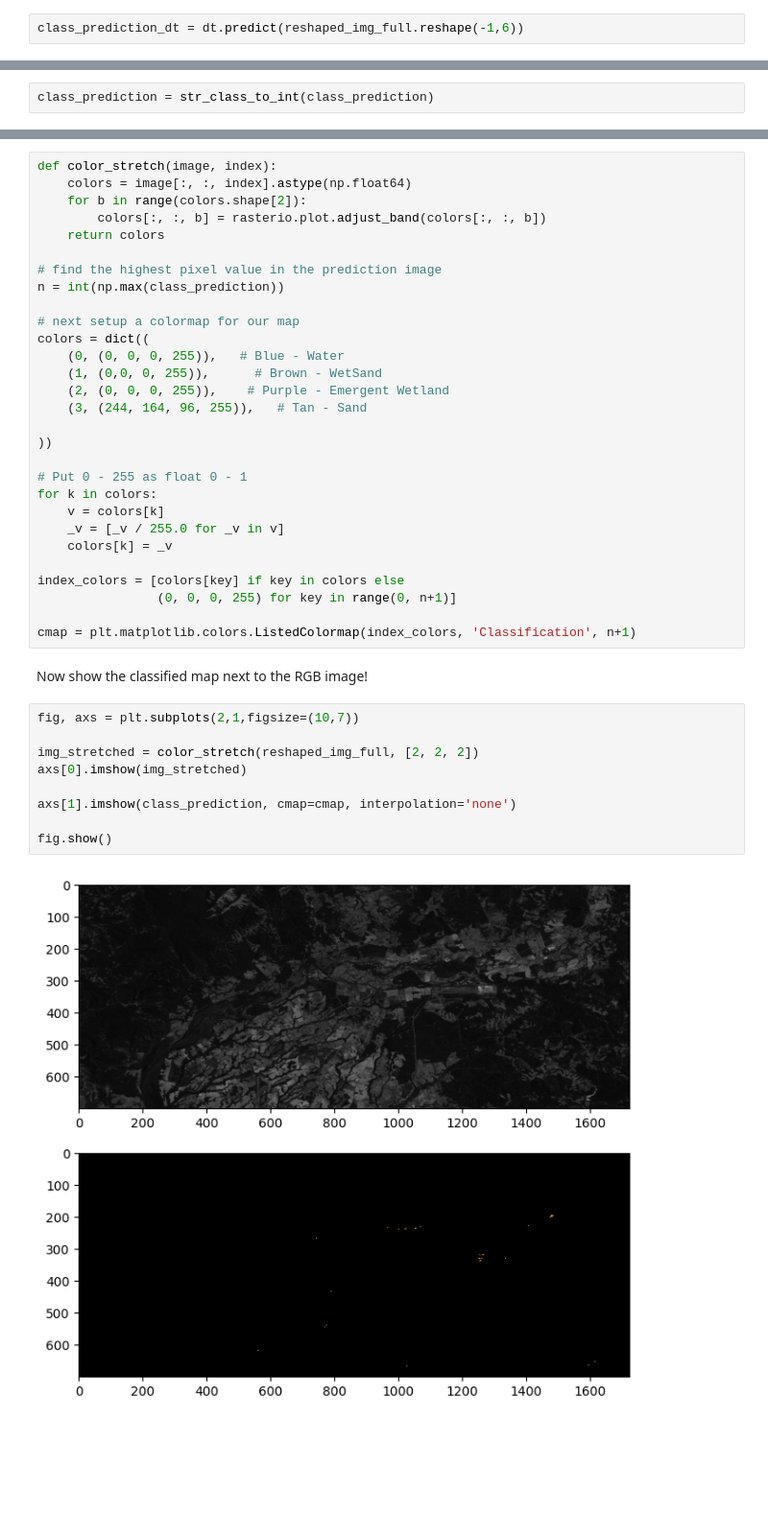
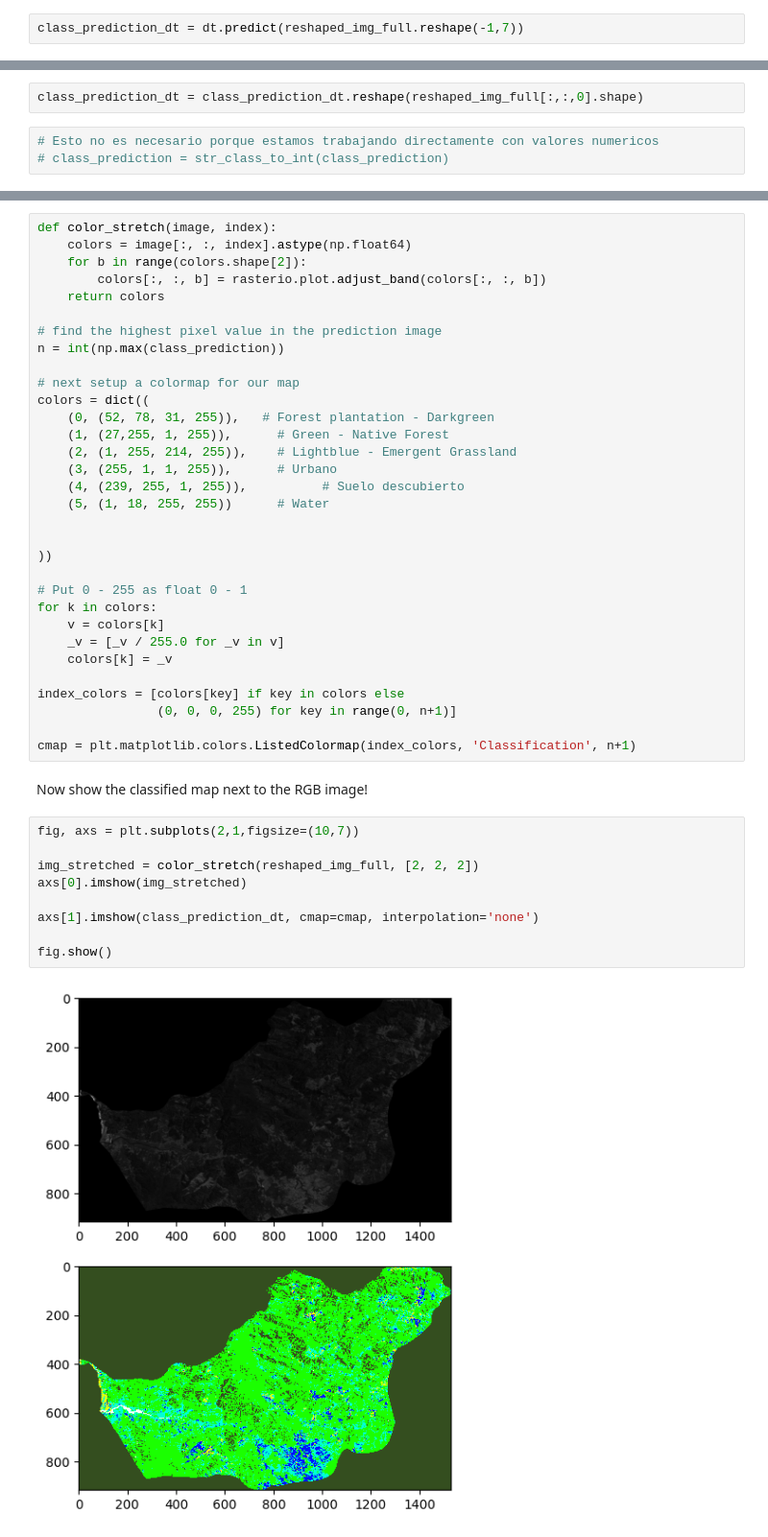
Before and after one commit to cristianvergaraf/land_use_classification, a Jupyter notebook: predict_data.ipynb, the cells around one changed output, grey strips where cells are left out. Shown: that part at 96% size. Saved outputs shown, nothing was run; the diff lists cells and outputs as text; blank space fills up the shorter version.

```diff
--- a/predict_data.ipynb
+++ b/predict_data.ipynb
@@ -338,2 +456,2 @@ class_prediction = gnb.predict(reshaped_img_full.reshape(-1,6))
 # %%
-class_prediction_dt = dt.predict(reshaped_img_full.reshape(-1,6))
+class_prediction_dt = dt.predict(reshaped_img_full.reshape(-1,7))
@@ -342,6 +465,9 @@ class_prediction_dt = dt.predict(reshaped_img_full.reshape(-1,6))
 class_prediction = class_prediction.reshape(reshaped_img_full[:,:,0].shape)
+# %%
+class_prediction_dt = class_prediction_dt.reshape(reshaped_img_full[:,:,0].shape)
 # %%
-class_prediction = str_class_to_int(class_prediction)
+# Esto no es necesario porque estamos trabajando directamente con valores numericos
+# class_prediction = str_class_to_int(class_prediction)
 # %%
 class_prediction
 # %% [output]
@@ -368,10 +494,13 @@ n = int(np.max(class_prediction))
 
 # next setup a colormap for our map
 colors = dict((
-    (0, (0, 0, 0, 255)),   # Blue - Water
-    (1, (0,0, 0, 255)),      # Brown - WetSand
-    (2, (0, 0, 0, 255)),    # Purple - Emergent Wetland
-    (3, (244, 164, 96, 255)),   # Tan - Sand
+    (0, (52, 78, 31, 255)),   # Forest plantation - Darkgreen
+    (1, (27,255, 1, 255)),      # Green - Native Forest
+    (2, (1, 255, 214, 255)),    # Lightblue - Emergent Grassland
+    (3, (255, 1, 1, 255)),      # Urbano
+    (4, (239, 255, 1, 255)),          # Suelo descubierto
+    (5, (1, 18, 255, 255))      # Water
+
 
 ))
 
@@ -390,11 +519,11 @@ Now show the classified map next to the RGB image!
 # %%
 fig, axs = plt.subplots(2,1,figsize=(10,7))
 
 img_stretched = color_stretch(reshaped_img_full, [2, 2, 2])
 axs[0].imshow(img_stretched)
 
-axs[1].imshow(class_prediction, cmap=cmap, interpolation='none')
+axs[1].imshow(class_prediction_dt, cmap=cmap, interpolation='none')
 
 fig.show()
 # %% [output]
-[figure, old version]
+[figure, new version]
```
Also changed, not shown: parts of 61 cells of this notebook, 11 other files.
